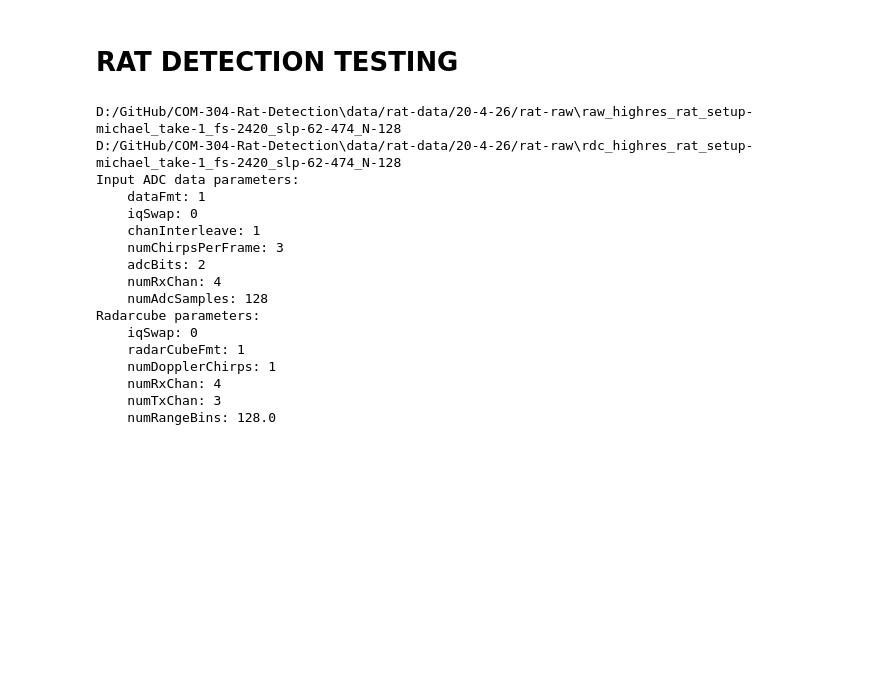
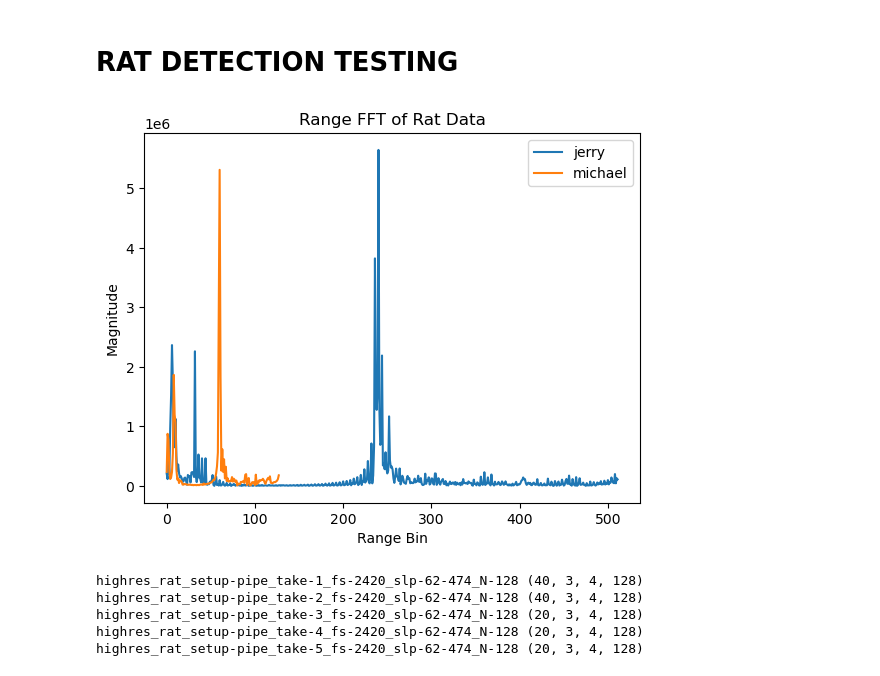
Before and after one commit to Janvdk5/COM-304-Rat-Detection, a Jupyter notebook: data_exploration/visualize_rat.ipynb, the cells around one changed output. Saved outputs shown, nothing was run; the diff lists cells and outputs as text; code cells hidden in the pictures; blank space fills up the shorter version.

```diff
--- a/data_exploration/visualize_rat.ipynb
+++ b/data_exploration/visualize_rat.ipynb
@@ -123,43 +125,62 @@ def read_lua_config(lua):
 # %%
-args = read_lua_config(config_lua_script)
-
 # read raw rat data
 raw_rat_capture_data_dir = r"data/rat-data/20-4-26/rat-raw"
 
-jerry_path = create_file_path(raw_rat_capture_data_dir, "highres_rat_setup-jerry_take-1_fs-2420_slp-62-474_N-128")
+jerry_name = "highres_rat_setup-jerry_take-1_fs-2420_slp-62-474_N-128"
+jerry_path = create_file_path(raw_rat_capture_data_dir, jerry_name)
 if os.path.exists(jerry_path):
     jerry_bin = sio.loadmat(jerry_path)
-save_adc_data(jerry_path, "highres_rat_setup-jerry_take-1_fs-2420_slp-62-474_N-128_Raw_0", home_dir, raw_rat_capture_data_dir, json_filename, args)
+
+save_adc_data(jerry_path, jerry_name, home_dir, raw_rat_capture_data_dir, json_filename, args)
 jerry_raw = load_adc_data(jerry_path)
 
 jerry_rfft = scipy.fft.fft(jerry_raw, axis=3)
-# Plot the Range FFT
-plt.plot(abs(np.squeeze(np.sum(jerry_rfft,axis=(0,2,1)))))
 
-
-mike_path = create_file_path(raw_rat_capture_data_dir, "highres_rat_setup-michael_take-1_fs-2420_slp-62-474_N-128")
+mike_name = "highres_rat_setup-michael_take-1_fs-2420_slp-62-474_N-128"
+mike_path = create_file_path(raw_rat_capture_data_dir, mike_name)
 if os.path.exists(mike_path):
     mike_bin = sio.loadmat(mike_path)
-save_adc_data(mike_path, "highres_rat_setup-michael_take-1_fs-2420_slp-62-474_N-128", home_dir, raw_rat_capture_data_dir, json_filename, args)
+save_adc_data(mike_path, mike_name, home_dir, raw_rat_capture_data_dir, json_filename, args)
 mike_raw = load_adc_data(mike_path)
+
 mike_rfft = scipy.fft.fft(mike_raw, axis=3)
-# Plot the Range FFT
-plt.plot(abs(np.squeeze(np.sum(mike_rfft,axis=(0,2,1)))))
-# %% [output]
-D:/GitHub/COM-304-Rat-Detection\data/rat-data/20-4-26/rat-raw\raw_highres_rat_setup-michael_take-1_fs-2420_slp-62-474_N-128
-D:/GitHub/COM-304-Rat-Detection\data/rat-data/20-4-26/rat-raw\rdc_highres_rat_setup-michael_take-1_fs-2420_slp-62-474_N-128
-Input ADC data parameters:
-    dataFmt: 1
-    iqSwap: 0
-    chanInterleave: 1
-    numChirpsPerFrame: 3
-    adcBits: 2
-    numRxChan: 4
-    numAdcSamples: 128
-Radarcube parameters:
-    iqSwap: 0
-    radarCubeFmt: 1
-    numDopplerChirps: 1
-    numRxChan: 4
-    numTxChan: 3
-    numRangeBins: 128.0
+# %%
+# Plot the rats FFT
+plt.plot(abs(np.squeeze(np.sum(jerry_rfft,axis=(0,2,1)))))
+plt.plot(abs(np.squeeze(np.sum(mike_rfft,axis=(0,2,1)))))
+plt.legend(['jerry', 'michael'])
+plt.xlabel('Range Bin')
+plt.ylabel('Magnitude')
+plt.title('Range FFT of Rat Data')
+plt.show()
+# %% [output]
+[figure, added]
+# %%
+# capture raw pipe data
+raw_pipe_capture_data_dir = r"data/rat-data/20-4-26/pipe-raw"
+
+pipe1_name = ("highres_rat_setup-pipe_take-1_fs-2420_slp-62-474_N-128")
+pipe1_path = create_file_path(raw_pipe_capture_data_dir, pipe1_name)
+pipe2_path = create_file_path(raw_pipe_capture_data_dir, "highres_rat_setup-pipe_take-2_fs-2420_slp-62-474_N-128")
+pipe3_path = create_file_path(raw_pipe_capture_data_dir, "highres_rat_setup-pipe_take-3_fs-2420_slp-62-474_N-128")
+pipe4_path = create_file_path(raw_pipe_capture_data_dir, "highres_rat_setup-pipe_take-4_fs-2420_slp-62-474_N-128")
+pipe5_path = create_file_path(raw_pipe_capture_data_dir, "highres_rat_setup-pipe_take-5_fs-2420_slp-62-474_N-128")
+
+pipe_rfft = [0,0,0,0,0]
+for i in range(1,6):
+
+    name = f"highres_rat_setup-pipe_take-{i}_fs-2420_slp-62-474_N-128"
+    path = create_file_path(raw_pipe_capture_data_dir, name)
+
+    save_adc_data(path, name, home_dir, raw_pipe_capture_data_dir, json_filename, args)
+
+    raw = load_adc_data(path)
+    pipe_rfft[i-1] = scipy.fft.fft(raw, axis=3)
+
+    print(name, raw.shape)
+# %% [output]
+highres_rat_setup-pipe_take-1_fs-2420_slp-62-474_N-128 (40, 3, 4, 128)
+highres_rat_setup-pipe_take-2_fs-2420_slp-62-474_N-128 (40, 3, 4, 128)
+highres_rat_setup-pipe_take-3_fs-2420_slp-62-474_N-128 (20, 3, 4, 128)
+highres_rat_setup-pipe_take-4_fs-2420_slp-62-474_N-128 (20, 3, 4, 128)
+highres_rat_setup-pipe_take-5_fs-2420_slp-62-474_N-128 (20, 3, 4, 128)
```
Also changed, not shown: parts of 8 cells of this notebook, 3 other files.
